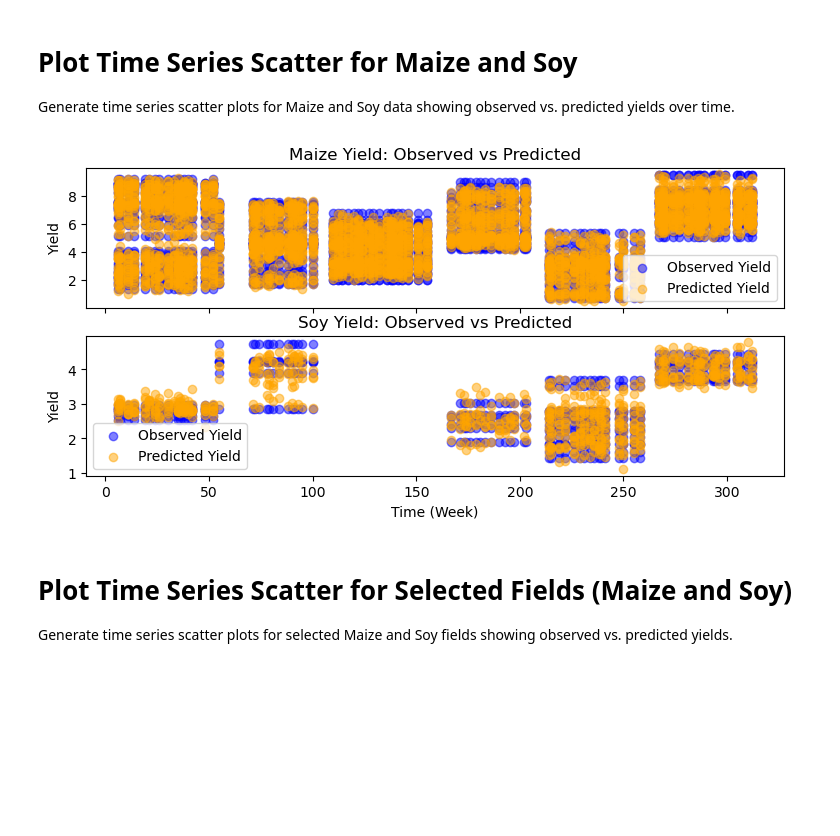
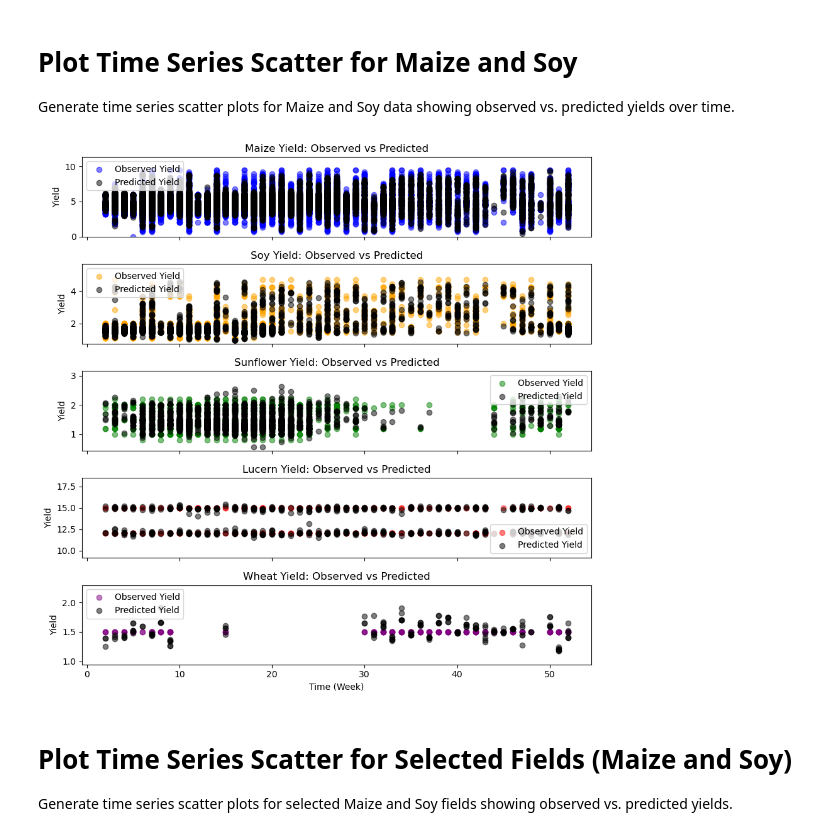
Before and after one commit to gbal17/CP_yield_new, a Jupyter notebook: 3_Simulation.ipynb, the cells around one changed output. Cells and saved outputs as stored; diff of their text form; code cells hidden in the pictures; blank space fills up the shorter version.

```diff
--- a/3_Simulation.ipynb
+++ b/3_Simulation.ipynb
@@ -136,42 +136,45 @@ results_df = create_results_df(X, y, model)
 # Plot Time Series Scatter for Maize and Soy
 
 Generate time series scatter plots for Maize and Soy data showing observed vs. predicted yields over time.
-# %%
-def plot_time_series_scatter(results_df, output_file):
-    # Filtering for Maize and Soy data
-    maize_df = results_df[results_df['Crop_type'] == 'Maize']
-    soy_df = results_df[results_df['Crop_type'] == 'Soy']
-
-    # Sorting by Year and Week to avoid zig-zag connections
-    maize_df = maize_df.sort_values(by=['Year', 'Week'])
-    soy_df = soy_df.sort_values(by=['Year', 'Week'])
-
-    # Create a continuous time axis for Maize and Soy
-    maize_time = maize_df['Week'] + (maize_df['Year'] - maize_df['Year'].min()) * 52
-    soy_time = soy_df['Week'] + (soy_df['Year'] - soy_df['Year'].min()) * 52
-
-    # Plotting Time Series for Maize and Soy
-    fig, axes = plt.subplots(nrows=2, ncols=1, figsize=(9, 4), sharex=True)
-
-    # Maize Time Series Plot (Scatter)
-    axes[0].scatter(maize_time, maize_df['Yield_mean'], label='Observed Yield', color='blue', alpha=0.5)
-    axes[0].scatter(maize_time, maize_df['Predicted_Yield'], label='Predicted Yield', color='orange', alpha=0.5)
-    axes[0].set_title('Maize Yield: Observed vs Predicted')
-    axes[0].set_ylabel('Yield')
-    axes[0].legend()
-
-    # Soy Time Series Plot (Scatter)
-    axes[1].scatter(soy_time, soy_df['Yield_mean'], label='Observed Yield', color='blue', alpha=0.5)
-    axes[1].scatter(soy_time, soy_df['Predicted_Yield'], label='Predicted Yield', color='orange', alpha=0.5)
-    axes[1].set_title('Soy Yield: Observed vs Predicted')
-    axes[1].set_xlabel('Time (Week)')
-    axes[1].set_ylabel('Yield')
-    axes[1].legend()
-
-# Call time series scatter plot function
-plot_time_series_scatter(results_df, output_file)
-# %% [output]
-[figure, removed]
+# %%
+def plot_time_series_scatter(results_df):
+    # Filtering data for each crop type
+    crop_types = ['Maize', 'Soy', 'Sunflower', 'Lucern', 'Wheat']
+    crop_data = {crop: results_df[results_df['Crop_type'] == crop].sort_values(by=['Week']) for crop in crop_types}
+
+    # Creating a subplot for each crop type
+    fig, axes = plt.subplots(nrows=len(crop_types), ncols=1, figsize=(9, 9), sharex=True)
+
+    colors = ['blue', 'orange', 'green', 'red', 'purple']  # Different colors for distinction
+
+    for i, crop in enumerate(crop_types):
+        if not crop_data[crop].empty:
+            crop_time = crop_data[crop]['Week']
+            observed_yield = crop_data[crop]['Yield_mean']
+            predicted_yield = crop_data[crop]['Predicted_Yield']
+
+            # Determine the y-axis limit to increase visibility
+            y_max = max(observed_yield.max(), predicted_yield.max()) * 1.2  # Adding 20% buffer
+            y_min = min(observed_yield.min(), predicted_yield.min()) * 0.8  # Reducing 20% buffer
+
+            axes[i].scatter(crop_time, observed_yield, label='Observed Yield', color=colors[i], alpha=0.5)
+            axes[i].scatter(crop_time, predicted_yield, label='Predicted Yield', color='black', alpha=0.5)
+            axes[i].set_title(f'{crop} Yield: Observed vs Predicted')
+            axes[i].set_ylabel('Yield')
+            axes[i].set_ylim(y_min, y_max)  # Set adjusted y-axis limits
+            axes[i].legend()
+
+    # Set x-axis label only for the last plot
+    axes[-1].set_xlabel('Time (Week)')
+
+    # Save and show plot
+    plt.tight_layout()
+    plt.show()
+
+# Call the function
+plot_time_series_scatter(results_df)
+# %% [output]
+[figure, added]
 # %% [markdown]
 # Plot Time Series Scatter for Selected Fields (Maize and Soy)
 
```
Also changed, not shown: parts of 7 cells of this notebook, 39 other files.
